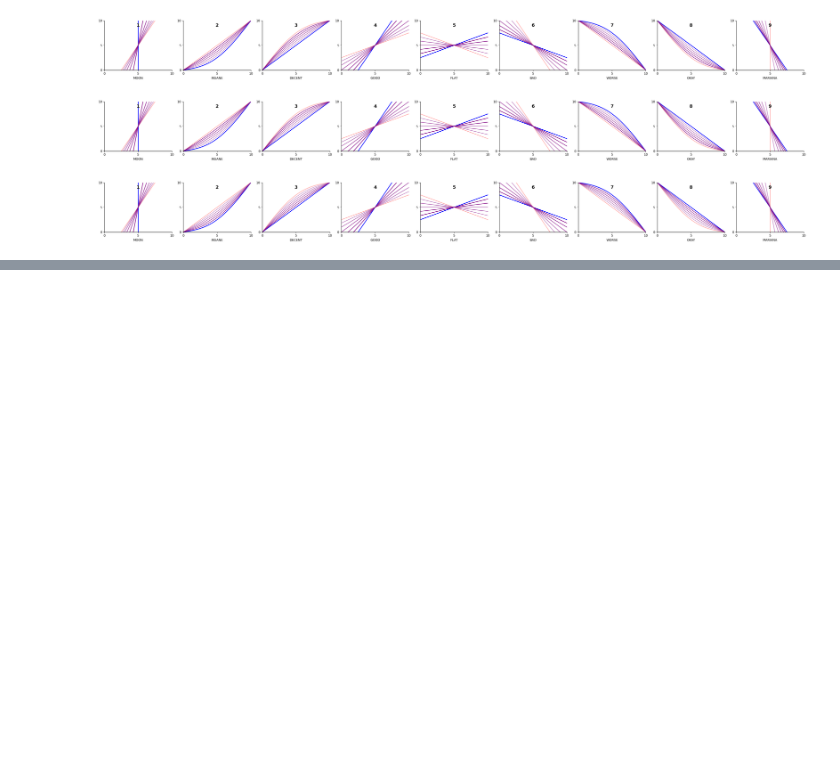
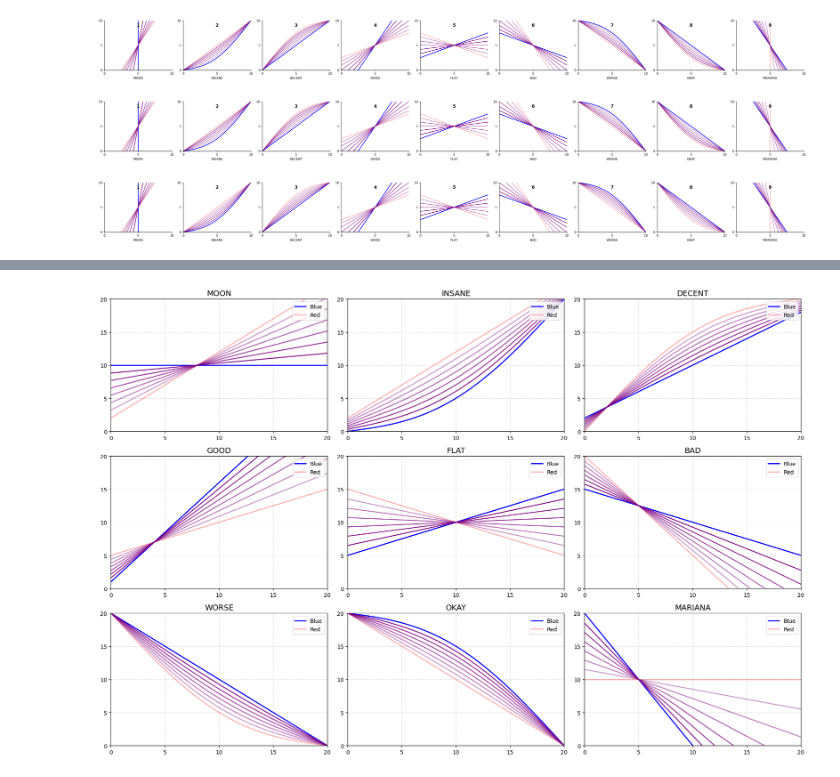
Before and after one commit to algorembrant/QRAT2025, a Jupyter notebook: Equity classification.ipynb, the cells around one changed output, grey strips where cells are left out. Cells and saved outputs as stored; diff of their text form; code cells hidden in the pictures; blank space fills up the shorter version.

```diff
--- a/Equity classification.ipynb
+++ b/Equity classification.ipynb
@@ -1857,0 +2159,98 @@ plt.show()
+# %%
+import numpy as np
+import matplotlib.pyplot as plt
+
+# ============================================================
+# 1. Constants and settings
+# ============================================================
+alpha_blue = 1.0
+alpha_red = 0.3
+t_values = np.linspace(0.15, 0.85, 6)  # intermediate lines
+
+# Grid
+x = np.linspace(0, 20, 400)
+
+# Bulge helper function
+def bulge_curve(x, y_start, y_end, bulge_strength=1.0, side="right"):
+    t = (x - x[0]) / (x[-1] - x[0])
+    linear = y_start + (y_end - y_start) * t
+    amp = bulge_strength * (y_end - y_start if abs(y_end - y_start) > 0 else 1.0) * 0.25
+    sign = 1.0 if side == "right" else -1.0
+    return linear + sign * amp * np.sin(np.pi * t)
+
+# ============================================================
+# 2. Define line functions for each graph
+# ============================================================
+curves = {
+    "MOON": {
+        "blue": lambda x: np.full_like(x, 10),
+        "red": lambda x: 1*x + 2
+    },
+    "INSANE": {
+        "blue": lambda x: bulge_curve(x, 0, 20, side="left"),
+        "red": lambda x: 1*x + 2
+    },
+    "DECENT": {
+        "blue": lambda x: 0.8*x + 2,
+        "red": lambda x: bulge_curve(x, 0, 20, side="right")
+    },
+    "GOOD": {
+        "blue": lambda x: 1.5*x + 1,
+        "red": lambda x: 0.5*x + 5
+    },
+    "FLAT": {
+        "blue": lambda x: 0.5*x + 5,
+        "red": lambda x: -0.5*x + 15
+    },
+    "BAD": {
+        "blue": lambda x: -0.5*x + 15,
+        "red": lambda x: -1.5*x + 20
+    },
+    "WORSE": {
+        "blue": lambda x: -1*x + 20,
+        "red": lambda x: -1*x + 20 - (20/4)*np.sin(np.pi*x/20)
+    },
+    "OKAY": {
+        "blue": lambda x: -1*x + 20 + (20/4)*np.sin(np.pi*x/20),
+        "red": lambda x: -1*x + 20
+    },
+    "MARIANA": {
+        "blue": lambda x: -2*x + 20,
+        "red": lambda x: np.full_like(x, 10)
+    }
+}
+
+# ============================================================
+# 3. Plotting
+# ============================================================
+fig, axes = plt.subplots(3, 3, figsize=(18, 12))
+axes = axes.flatten()
+
+for i, (label, funcs) in enumerate(curves.items()):
+    ax = axes[i]
+    ax.set_title(label, fontsize=14)
+    ax.set_xlim(0, 20)
+    ax.set_ylim(0, 20)
+    ax.set_xticks(range(0, 21, 5))
+    ax.set_yticks(range(0, 21, 5))
+    ax.grid(True, linestyle='--', alpha=0.5)
+
+    y_b = funcs["blue"](x)
+    y_r = funcs["red"](x)
+
+    # Draw blue and red lines
+    ax.plot(x, y_b, color="blue", linewidth=2.0, alpha=alpha_blue, label="Blue")
+    ax.plot(x, y_r, color="red", linewidth=2.0, alpha=alpha_red, label="Red")
+
+    # Draw violet lines with alpha transition
+    for t in t_values:
+        y_t = (1-t) * y_b + t * y_r
+        alpha_t = (1-t) * alpha_blue + t * alpha_red
+        ax.plot(x, y_t, color="purple", linewidth=1.8, alpha=alpha_t)
+
+    ax.legend(loc="upper right")
+
+plt.tight_layout()
+plt.show()
+# %% [output]
+[figure, added]
```
Also changed, not shown: parts of 2 cells of this notebook.
